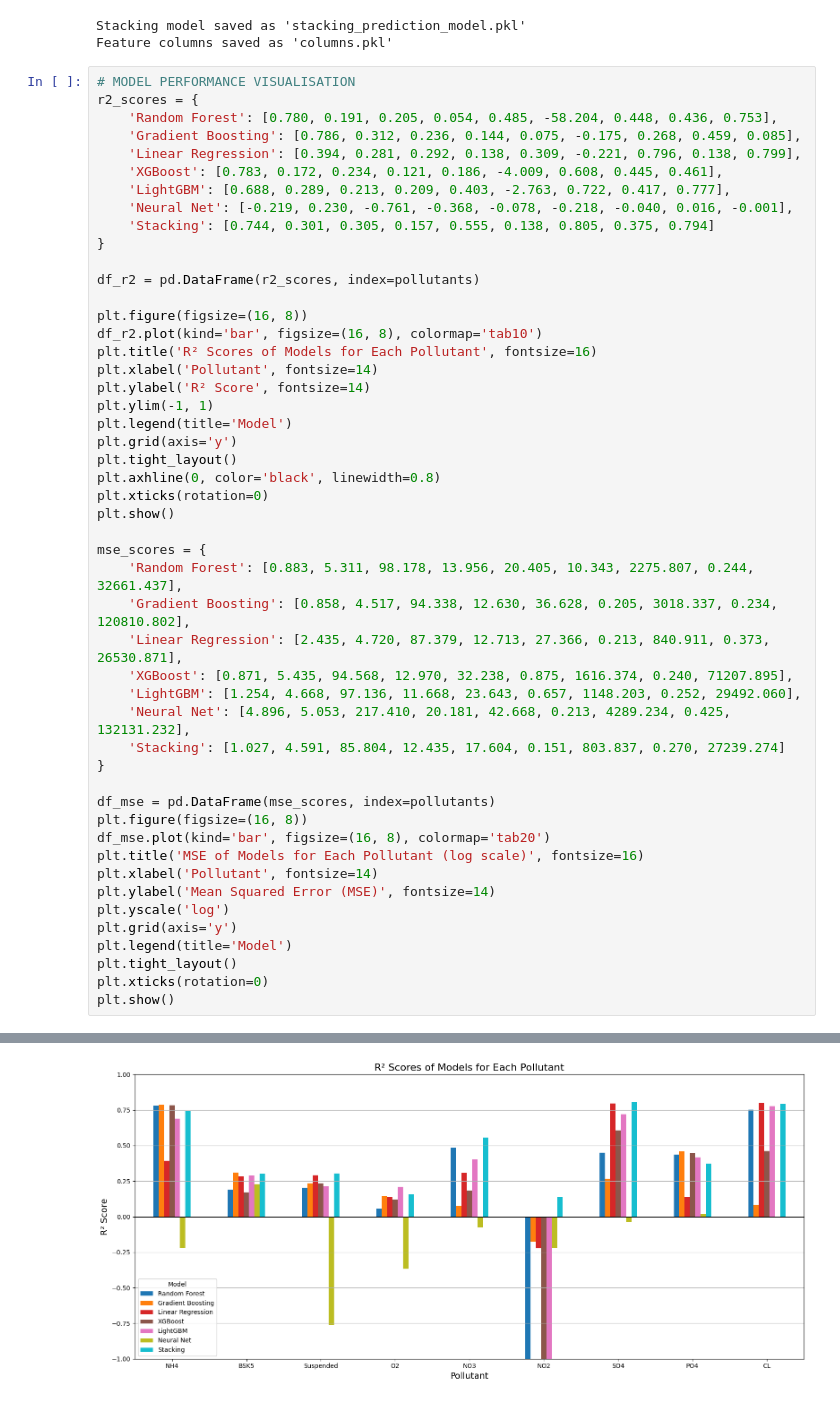
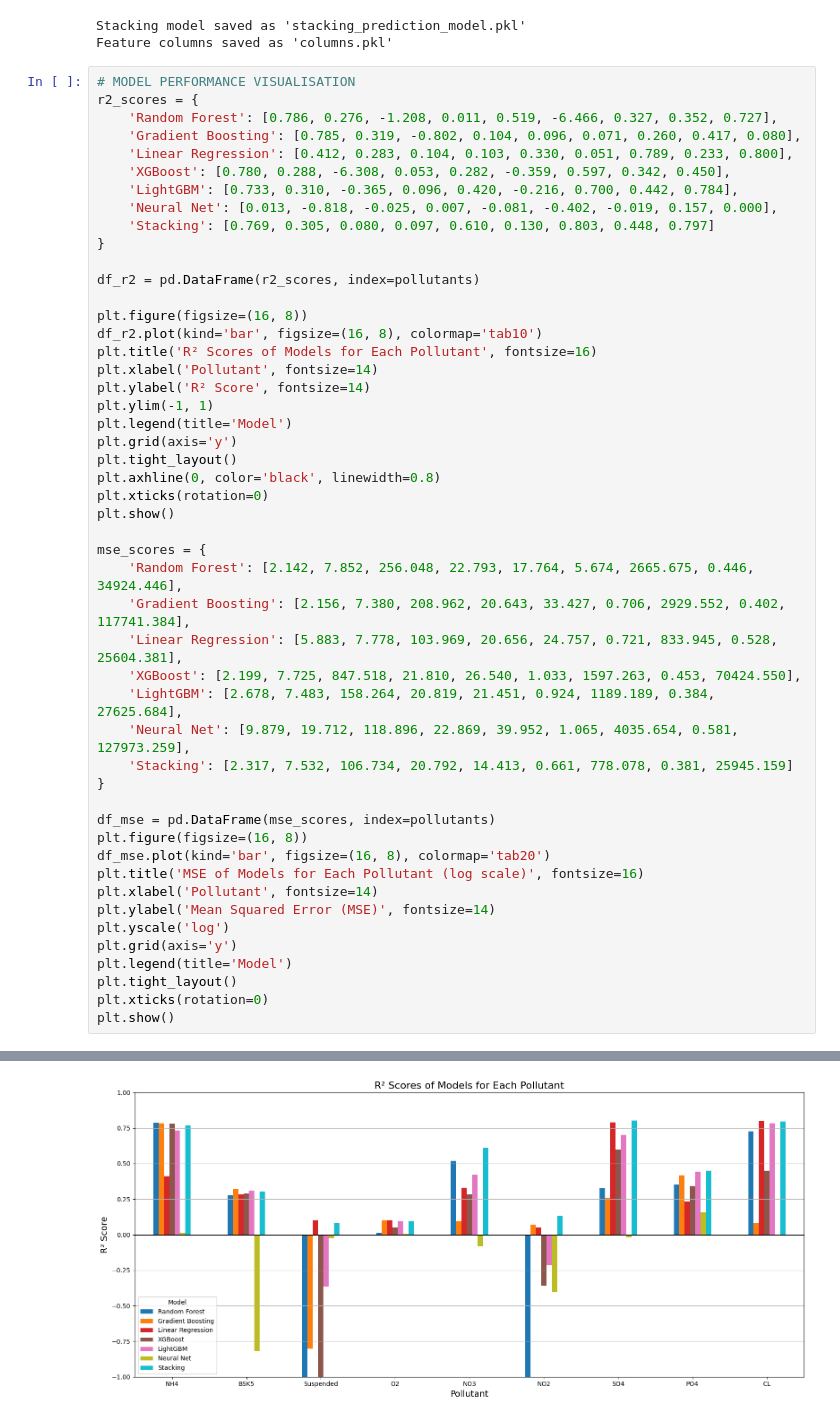
Before and after one commit to prarthnaaa/Shell-AICTE-Internship_Water-Quality-Prediction, a Jupyter notebook: Final-Week_3.ipynb, the cells around one changed output, grey strips where cells are left out. Cells and saved outputs as stored; diff of their text form.

```diff
--- a/Final-Week_3.ipynb
+++ b/Final-Week_3.ipynb
@@ -239,13 +241,13 @@ Feature columns saved as 'columns.pkl'
 # %%
 # MODEL PERFORMANCE VISUALISATION
 r2_scores = {
-    'Random Forest': [0.780, 0.191, 0.205, 0.054, 0.485, -58.204, 0.448, 0.436, 0.753],
-    'Gradient Boosting': [0.786, 0.312, 0.236, 0.144, 0.075, -0.175, 0.268, 0.459, 0.085],
-    'Linear Regression': [0.394, 0.281, 0.292, 0.138, 0.309, -0.221, 0.796, 0.138, 0.799],
-    'XGBoost': [0.783, 0.172, 0.234, 0.121, 0.186, -4.009, 0.608, 0.445, 0.461],
-    'LightGBM': [0.688, 0.289, 0.213, 0.209, 0.403, -2.763, 0.722, 0.417, 0.777],
-    'Neural Net': [-0.219, 0.230, -0.761, -0.368, -0.078, -0.218, -0.040, 0.016, -0.001],
-    'Stacking': [0.744, 0.301, 0.305, 0.157, 0.555, 0.138, 0.805, 0.375, 0.794]
+    'Random Forest': [0.786, 0.276, -1.208, 0.011, 0.519, -6.466, 0.327, 0.352, 0.727],
+    'Gradient Boosting': [0.785, 0.319, -0.802, 0.104, 0.096, 0.071, 0.260, 0.417, 0.080],
+    'Linear Regression': [0.412, 0.283, 0.104, 0.103, 0.330, 0.051, 0.789, 0.233, 0.800],
+    'XGBoost': [0.780, 0.288, -6.308, 0.053, 0.282, -0.359, 0.597, 0.342, 0.450],
+    'LightGBM': [0.733, 0.310, -0.365, 0.096, 0.420, -0.216, 0.700, 0.442, 0.784],
+    'Neural Net': [0.013, -0.818, -0.025, 0.007, -0.081, -0.402, -0.019, 0.157, 0.000],
+    'Stacking': [0.769, 0.305, 0.080, 0.097, 0.610, 0.130, 0.803, 0.448, 0.797]
 }
 
 df_r2 = pd.DataFrame(r2_scores, index=pollutants)
@@ -253,39 +255,39 @@ df_r2 = pd.DataFrame(r2_scores, index=pollutants)
 plt.figure(figsize=(16, 8))
 df_r2.plot(kind='bar', figsize=(16, 8), colormap='tab10')
 plt.title('R² Scores of Models for Each Pollutant', fontsize=16)
 plt.xlabel('Pollutant', fontsize=14)
 plt.ylabel('R² Score', fontsize=14)
 plt.ylim(-1, 1)
 plt.legend(title='Model')
 plt.grid(axis='y')
 plt.tight_layout()
 plt.axhline(0, color='black', linewidth=0.8)
 plt.xticks(rotation=0)
 plt.show()
 
 mse_scores = {
-    'Random Forest': [0.883, 5.311, 98.178, 13.956, 20.405, 10.343, 2275.807, 0.244, 32661.437],
-    'Gradient Boosting': [0.858, 4.517, 94.338, 12.630, 36.628, 0.205, 3018.337, 0.234, 120810.802],
-    'Linear Regression': [2.435, 4.720, 87.379, 12.713, 27.366, 0.213, 840.911, 0.373, 26530.871],
-    'XGBoost': [0.871, 5.435, 94.568, 12.970, 32.238, 0.875, 1616.374, 0.240, 71207.895],
-    'LightGBM': [1.254, 4.668, 97.136, 11.668, 23.643, 0.657, 1148.203, 0.252, 29492.060],
-    'Neural Net': [4.896, 5.053, 217.410, 20.181, 42.668, 0.213, 4289.234, 0.425, 132131.232],
-    'Stacking': [1.027, 4.591, 85.804, 12.435, 17.604, 0.151, 803.837, 0.270, 27239.274]
+    'Random Forest': [2.142, 7.852, 256.048, 22.793, 17.764, 5.674, 2665.675, 0.446, 34924.446],
+    'Gradient Boosting': [2.156, 7.380, 208.962, 20.643, 33.427, 0.706, 2929.552, 0.402, 117741.384],
+    'Linear Regression': [5.883, 7.778, 103.969, 20.656, 24.757, 0.721, 833.945, 0.528, 25604.381],
+    'XGBoost': [2.199, 7.725, 847.518, 21.810, 26.540, 1.033, 1597.263, 0.453, 70424.550],
+    'LightGBM': [2.678, 7.483, 158.264, 20.819, 21.451, 0.924, 1189.189, 0.384, 27625.684],
+    'Neural Net': [9.879, 19.712, 118.896, 22.869, 39.952, 1.065, 4035.654, 0.581, 127973.259],
+    'Stacking': [2.317, 7.532, 106.734, 20.792, 14.413, 0.661, 778.078, 0.381, 25945.159]
 }
 
 df_mse = pd.DataFrame(mse_scores, index=pollutants)
 plt.figure(figsize=(16, 8))
 df_mse.plot(kind='bar', figsize=(16, 8), colormap='tab20')
 plt.title('MSE of Models for Each Pollutant (log scale)', fontsize=16)
 plt.xlabel('Pollutant', fontsize=14)
 plt.ylabel('Mean Squared Error (MSE)', fontsize=14)
 plt.yscale('log')
 plt.grid(axis='y')
 plt.legend(title='Model')
 plt.tight_layout()
 plt.xticks(rotation=0)
 plt.show()
 # %% [output]
 <Figure size 1600x800 with 0 Axes>
-[figure, old version]
+[figure, new version]
 <Figure size 1600x800 with 0 Axes>
```
Also changed, not shown: parts of 3 cells of this notebook.
